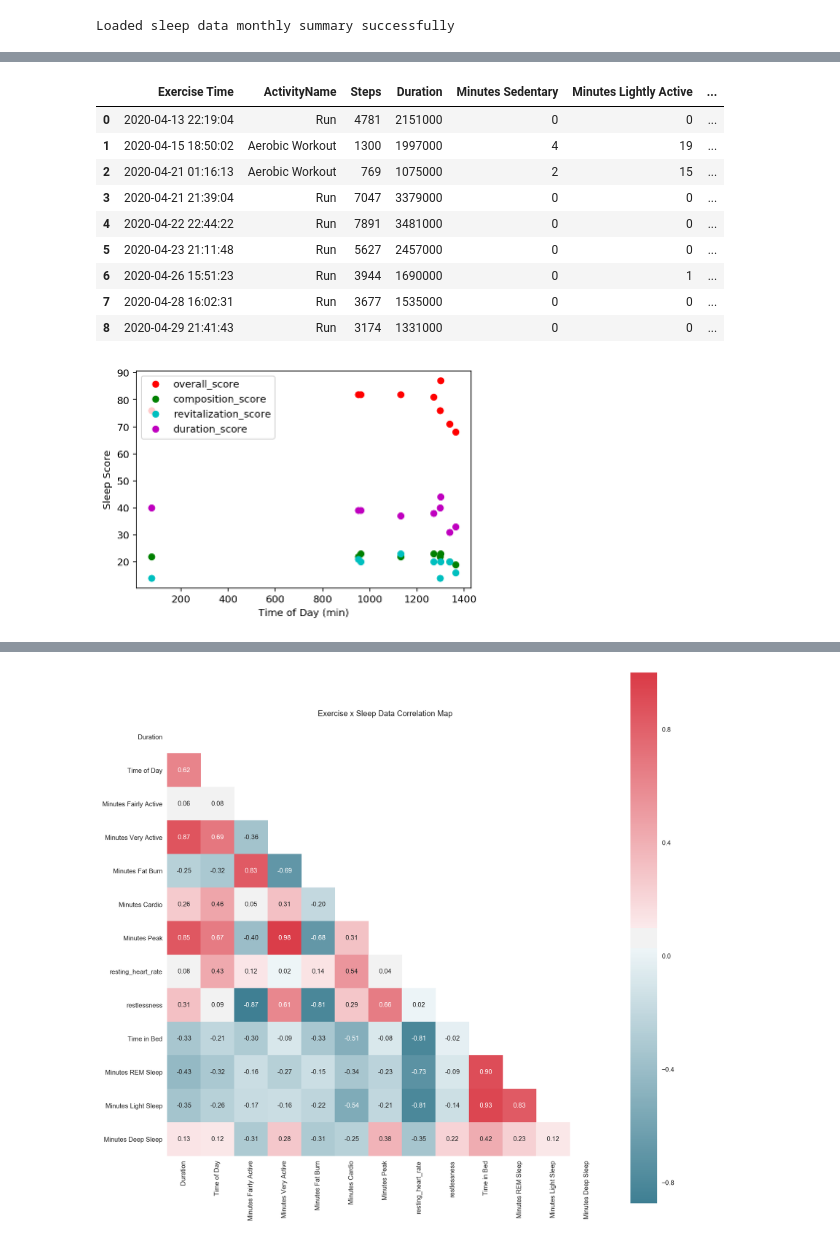
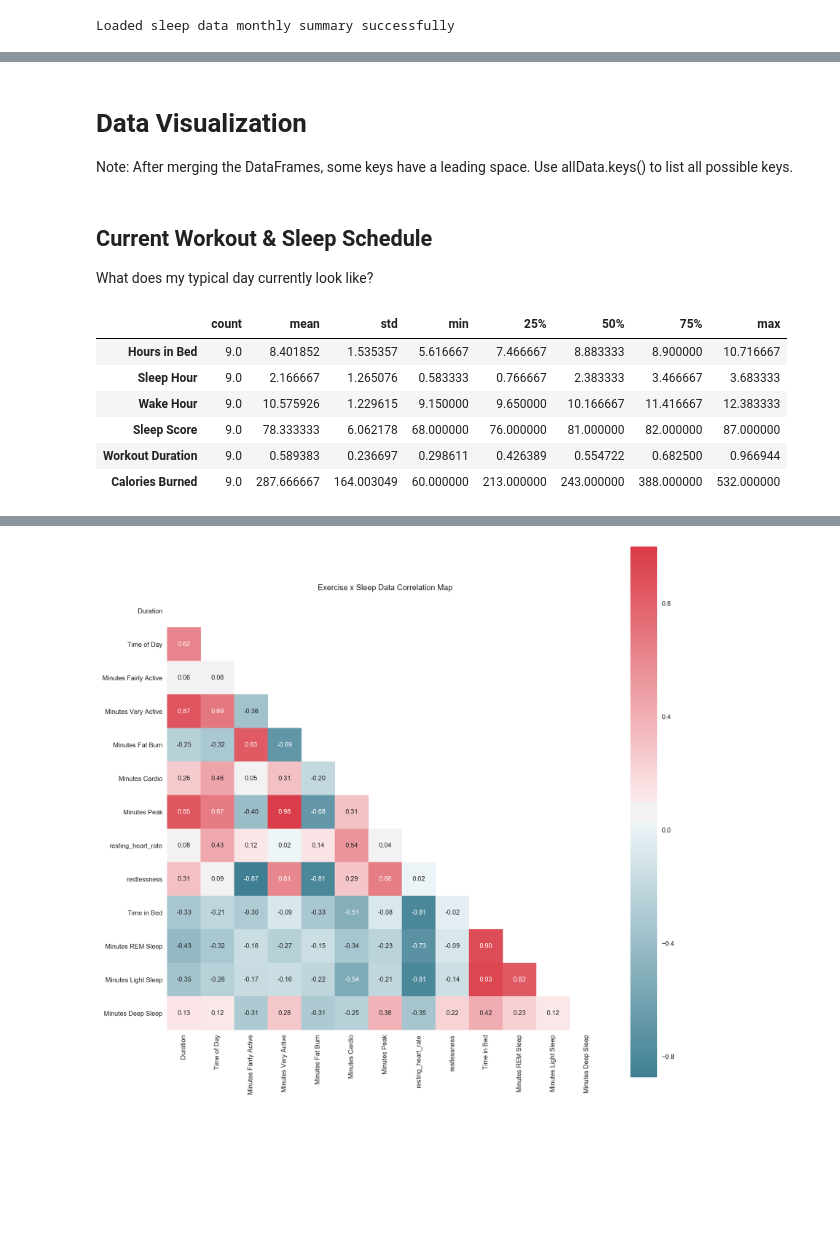
Before and after one commit to mliu356/fitbit-sleep-analyzer, a Jupyter notebook: fitbit-intraday-analysis.ipynb, the cells around one changed output, grey strips where cells are left out. Saved outputs shown, nothing was run; the diff lists cells and outputs as text; code cells hidden in the pictures; blank space fills up the shorter version.

```diff
--- a/fitbit-intraday-analysis.ipynb
+++ b/fitbit-intraday-analysis.ipynb
@@ -128,26 +128,10 @@ exerciseData['Time of Day'] = exerciseData['Exercise Time'].apply(lambda x: x.ho
 # exerciseData
 # %%
 allData = pd.merge(exerciseData, mergedSleepData, left_on=["Date"], right_on=["Night of Sleep"])
-allData
+# allData
-# %% [output]
-|  | Exercise Time | ActivityName | Steps | Duration | Minutes Sedentary | Minutes Lightly Active | ... |
-| 0 | 2020-04-13 22:19:04 | Run | 4781 | 2151000 | 0 | 0 | ... |
-| 1 | 2020-04-15 18:50:02 | Aerobic Workout | 1300 | 1997000 | 4 | 19 | ... |
-| 2 | 2020-04-21 01:16:13 | Aerobic Workout | 769 | 1075000 | 2 | 15 | ... |
-| 3 | 2020-04-21 21:39:04 | Run | 7047 | 3379000 | 0 | 0 | ... |
-| 4 | 2020-04-22 22:44:22 | Run | 7891 | 3481000 | 0 | 0 | ... |
-| 5 | 2020-04-23 21:11:48 | Run | 5627 | 2457000 | 0 | 0 | ... |
-| 6 | 2020-04-26 15:51:23 | Run | 3944 | 1690000 | 0 | 1 | ... |
-| 7 | 2020-04-28 16:02:31 | Run | 3677 | 1535000 | 0 | 0 | ... |
-| 8 | 2020-04-29 21:41:43 | Run | 3174 | 1331000 | 0 | 0 | ... |
-# %%
-plt.plot(allData['Time of Day'], allData['overall_score'], 'ro')
-plt.plot(allData['Time of Day'], allData['composition_score'], 'go')
-plt.plot(allData['Time of Day'], allData['revitalization_score'], 'co')
-plt.plot(allData['Time of Day'], allData['duration_score'], 'mo')
-plt.ylabel("Sleep Score")
-plt.xlabel("Time of Day (min)")
-plt.legend()
-plt.show()
-# %% [output]
-[figure, removed]
+# %% [markdown]
+# Data Visualization
+Note: After merging the DataFrames, some keys have a leading space. Use allData.keys() to list all possible keys.
+# %% [markdown]
+## Current Workout & Sleep Schedule
+What does my typical day currently look like?
@@ -153,0 +150,10 @@ plt.show()
+# %%
+summaryData[['Hours in Bed', 'Sleep Hour', 'Wake Hour', 'Sleep Score', 'Workout Duration', 'Calories Burned']].describe().transpose()
+# %% [output]
+|  | count | mean | std | min | 25% | 50% | 75% | max |
+| Hours in Bed | 9.0 | 8.401852 | 1.535357 | 5.616667 | 7.466667 | 8.883333 | 8.900000 | 10.716667 |
+| Sleep Hour | 9.0 | 2.166667 | 1.265076 | 0.583333 | 0.766667 | 2.383333 | 3.466667 | 3.683333 |
+| Wake Hour | 9.0 | 10.575926 | 1.229615 | 9.150000 | 9.650000 | 10.166667 | 11.416667 | 12.383333 |
+| Sleep Score | 9.0 | 78.333333 | 6.062178 | 68.000000 | 76.000000 | 81.000000 | 82.000000 | 87.000000 |
+| Workout Duration | 9.0 | 0.589383 | 0.236697 | 0.298611 | 0.426389 | 0.554722 | 0.682500 | 0.966944 |
+| Calories Burned | 9.0 | 287.666667 | 164.003049 | 60.000000 | 213.000000 | 243.000000 | 388.000000 | 532.000000 |
```
Also changed, not shown: parts of 24 cells of this notebook, 1 other file.
